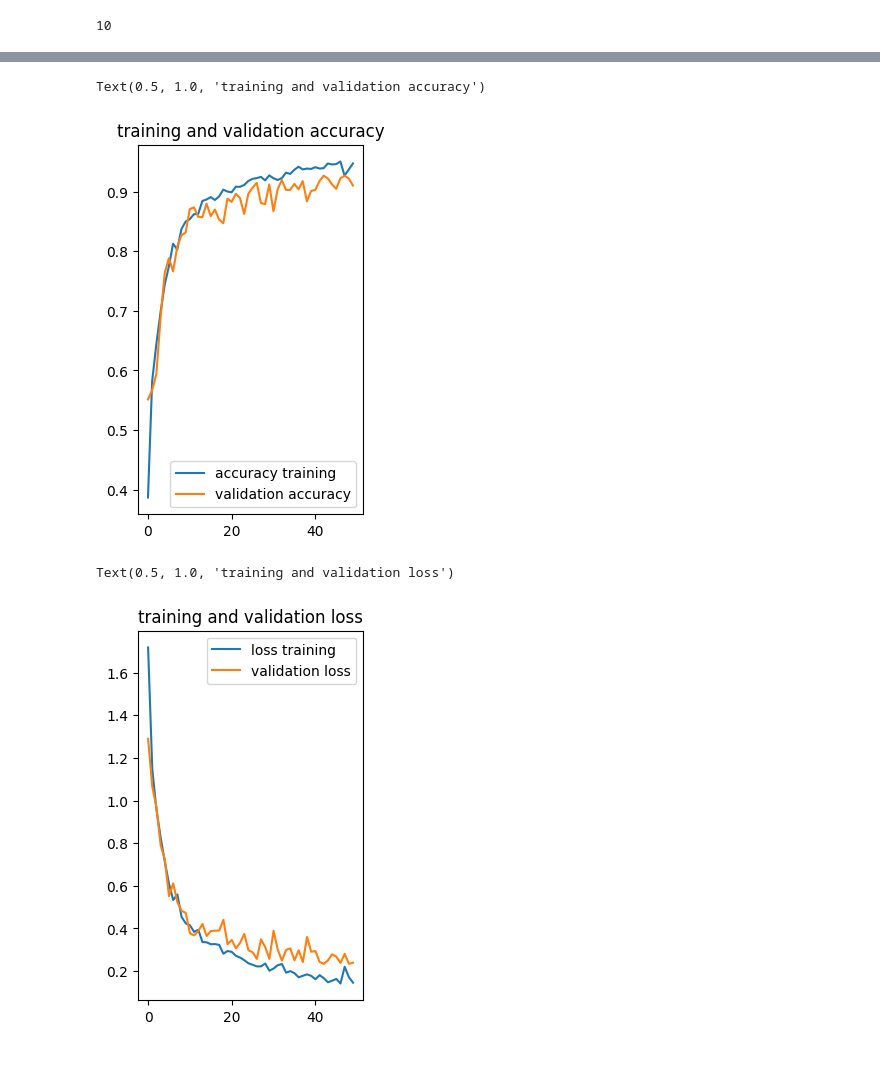
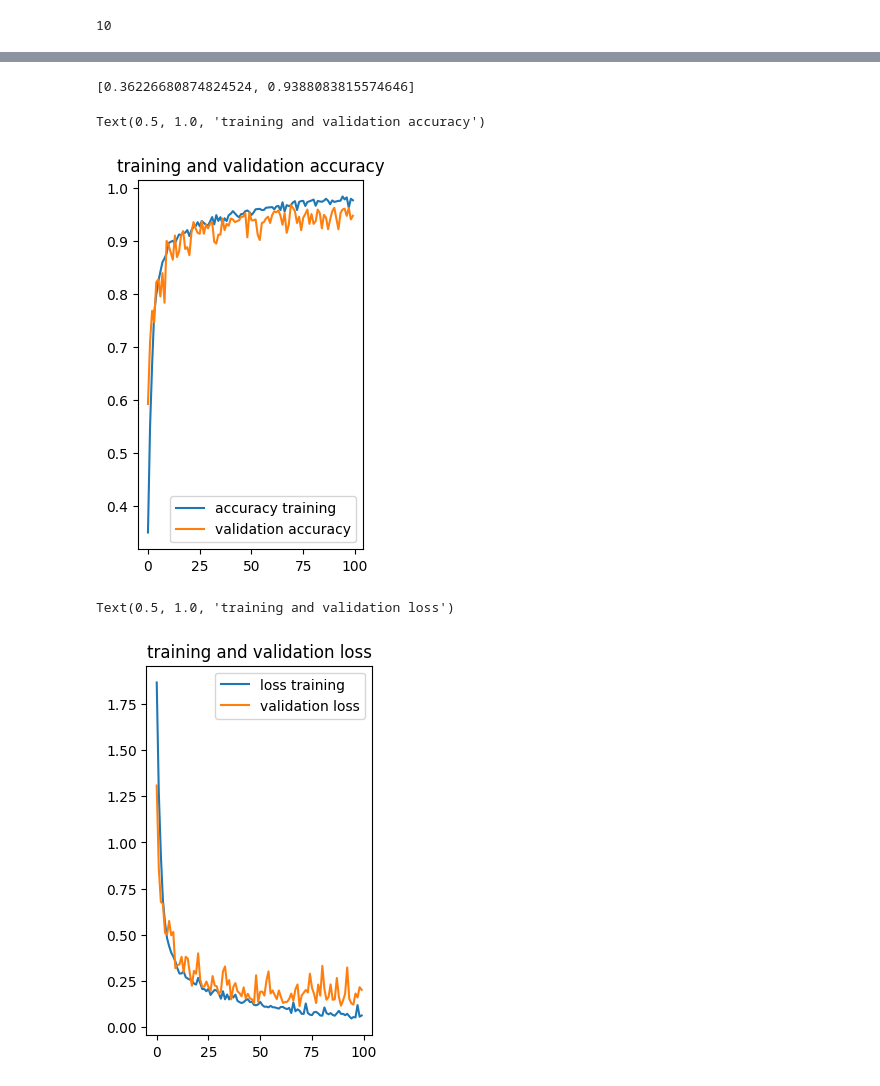
Before and after one commit to duardoliveiras/soya-analysis, a Jupyter notebook: Training/Training.ipynb, the cells around one changed output, grey strips where cells are left out. Cells and saved outputs as stored; diff of their text form; code cells hidden in the pictures.

```diff
--- a/Training/Training.ipynb
+++ b/Training/Training.ipynb
@@ -224,0 +209,23 @@ Processando a amostra soja_b5
+# %%
+def split_dataset(dataset, values=(0.8,0.1,0.1)):
+
+    train_size = int(values[0] * len(dataset))
+    val_size = int(values[1] * len(dataset))
+    test_size = int(values[2] * len(dataset))
+
+    dataset = dataset.shuffle(buffer_size=len(dataset), reshuffle_each_iteration=False)
+
+    train_dataset = dataset.take(train_size)
+    remaining_dataset = dataset.skip(train_size)
+    val_dataset = remaining_dataset.take(val_size)
+    test_dataset = remaining_dataset.skip(val_size)
+
+    return train_dataset, val_dataset, test_dataset
+# %%
+train_dataset_original, val_dataset_original, test_dataset_original = split_dataset(dataset_original)
+
+print(f'''
+Dataset de treino: {len(train_dataset_original)}
+Dataset de validação: {len(val_dataset_original)}
+Dataset de teste: {len(test_dataset_original)}
+''')
@@ -453,7 +435,7 @@ model.compile(optimizer='adam',
 # Treina o modelo
 history = model.fit(
     train_dataset,
-    epochs=50,
+    epochs=EPOCHS,
     batch_size=BATCH_SIZE,
     verbose=1,
     validation_data=val_dataset
@@ -484,0 +466,4 @@ model.evaluate(test_dataset)
+# %%
+print(model_result)
+# %% [output]
+[0.36226680874824524, 0.9388083815574646]
@@ -489,24 +515,24 @@ history.history['accuracy']
 acc = history.history['accuracy']
 val_acc = history.history['val_accuracy']
 plt.subplot(1,2,1)
-plt.plot(range(50), acc, label='accuracy training')
-plt.plot(range(50), val_acc, label='validation accuracy')
+plt.plot(range(EPOCHS), acc, label='accuracy training')
+plt.plot(range(EPOCHS), val_acc, label='validation accuracy')
 plt.legend(loc='lower right')
 plt.title('training and validation accuracy')
 # %% [output]
 Text(0.5, 1.0, 'training and validation accuracy')
-[figure, old version]
+[figure, new version]
 # %%
 loss = history.history['loss']
 val_loss = history.history['val_loss']
 plt.subplot(1,2,1)
-plt.plot(range(50), loss, label='loss training')
-plt.plot(range(50), val_loss, label='validation loss')
+plt.plot(range(EPOCHS), loss, label='loss training')
+plt.plot(range(EPOCHS), val_loss, label='validation loss')
 plt.legend(loc='upper right')
 plt.title('training and validation loss')
 # %% [output]
 Text(0.5, 1.0, 'training and validation loss')
-[figure, old version]
+[figure, new version]
 # %%
 test_dataset = test_dataset.shuffle(buffer_size=10)
 for images_batch, labels_batch in test_dataset.take(1):
```
Also changed, not shown: parts of 13 cells of this notebook, 1 other file.
